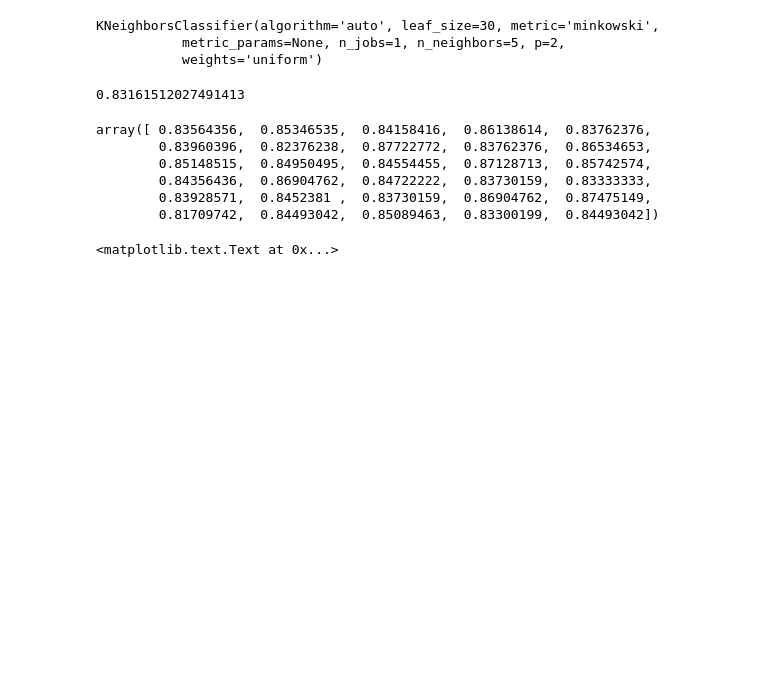
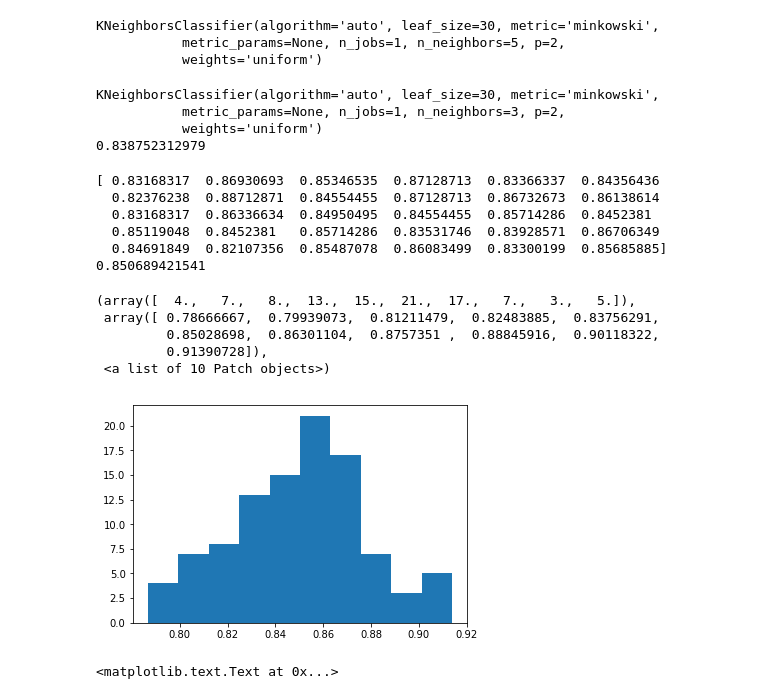
Before and after one commit to DiegoPerezCaa/TFM_QualitySession, a Jupyter notebook: dataTesting/Prueba_5_MachineLearning.ipynb, the cells around one changed output. Drawn from its saved outputs; the diff is of its cells as text; code cells hidden in the pictures; blank space fills up the shorter version.

```diff
--- a/dataTesting/Prueba_5_MachineLearning.ipynb
+++ b/dataTesting/Prueba_5_MachineLearning.ipynb
@@ -76,6 +76,11 @@ dd = (pd.merge(dd, processViews[processViews['page']=='page3'].drop('page',1).
                rename(columns = {'PageProcessViews':'visitsPage3',
                                  'uniquePageProcessViews':'uniqueVisitsPage3'}), how='left', on = 'ID'))
 dd = dd.fillna(0)
+# %%
+# ETIQUETAS
+dd['Y'] = dd['Profundidad']
+dd['Y'] = (dd['Y'].replace(to_replace=[4,3,2,1],
+           value=[1,0,0,0]))
 # %%
 dd.head(5)
 # %% [output]
@@ -118,20 +147,33 @@ KNeighborsClassifier(algorithm='auto', leaf_size=30, metric='minkowski',
 # %%
 # Prueba con train_test_split
 X_train, X_test, y_train, y_test = train_test_split(X,y)
-clf = KNeighborsClassifier()
-clf.fit(X_train,y_train)
-accuracy_score(y_test,clf.predict(X_test))
+clf = KNeighborsClassifier(n_neighbors=3)
+print clf.fit(X_train,y_train)
+print accuracy_score(y_test,clf.predict(X_test))
 # %% [output]
-0.83161512027491413
+KNeighborsClassifier(algorithm='auto', leaf_size=30, metric='minkowski',
+           metric_params=None, n_jobs=1, n_neighbors=3, p=2,
+           weights='uniform')
+0.838752312979
+# %%
+print cross_val_score(clf,X,y,cv=30)
+print cross_val_score(clf,X,y,cv=30).mean()
+# %% [output]
+[ 0.83168317  0.86930693  0.85346535  0.87128713  0.83366337  0.84356436
+  0.82376238  0.88712871  0.84554455  0.87128713  0.86732673  0.86138614
+  0.83168317  0.86336634  0.84950495  0.84554455  0.85714286  0.8452381
+  0.85119048  0.8452381   0.85714286  0.83531746  0.83928571  0.86706349
+  0.84691849  0.82107356  0.85487078  0.86083499  0.83300199  0.85685885]
+0.850689421541
 # %%
-cross_val_score(clf,X,y,cv=30)
+plt.hist(cross_val_score(clf,X,y,cv=100))
 # %% [output]
-array([ 0.83564356,  0.85346535,  0.84158416,  0.86138614,  0.83762376,
-        0.83960396,  0.82376238,  0.87722772,  0.83762376,  0.86534653,
-        0.85148515,  0.84950495,  0.84554455,  0.87128713,  0.85742574,
-        0.84356436,  0.86904762,  0.84722222,  0.83730159,  0.83333333,
-        0.83928571,  0.8452381 ,  0.83730159,  0.86904762,  0.87475149,
-        0.81709742,  0.84493042,  0.85089463,  0.83300199,  0.84493042])
+(array([  4.,   7.,   8.,  13.,  15.,  21.,  17.,   7.,   3.,   5.]),
+ array([ 0.78666667,  0.79939073,  0.81211479,  0.82483885,  0.83756291,
+         0.85028698,  0.86301104,  0.8757351 ,  0.88845916,  0.90118322,
+         0.91390728]),
+ <a list of 10 Patch objects>)
+[figure, added]
 # %%
 import seaborn as sns
 from sklearn.metrics import confusion_matrix
```
Also changed, not shown: parts of 24 cells of this notebook.
